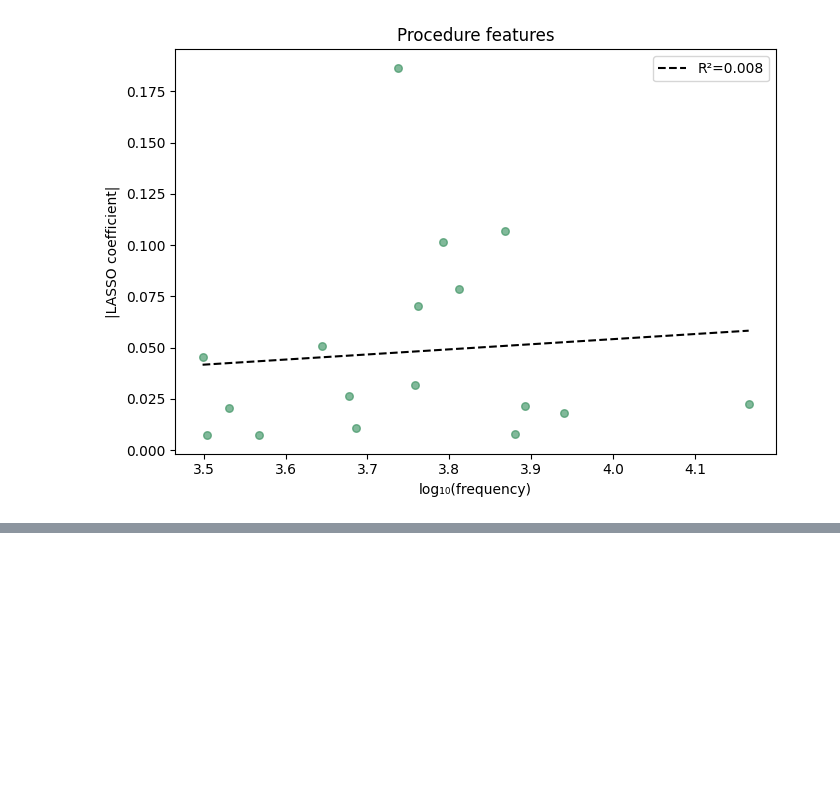
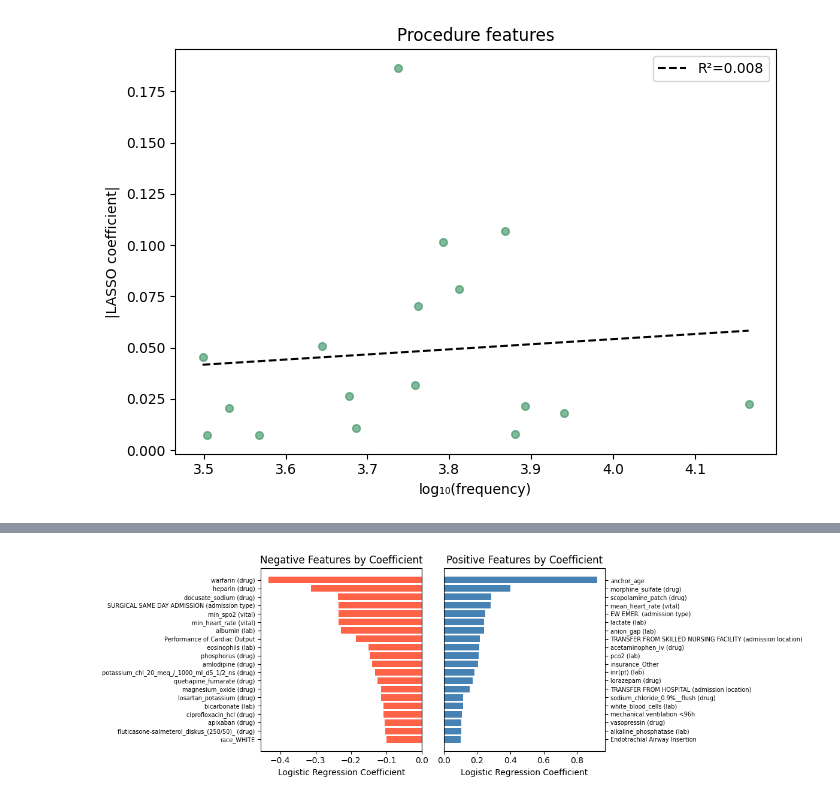
Before and after one commit to jackturner106/ml-final-project, a Jupyter notebook: derived_data.ipynb, the cells around one changed output, grey strips where cells are left out. Cells and saved outputs as stored; diff of their text form; code cells hidden in the pictures; blank space fills up the shorter version.

Commit message:
Create readable graphs for report

```diff
--- a/derived_data.ipynb
+++ b/derived_data.ipynb
@@ -242,0 +246,5 @@ OLS: |LASSO coefficient| ~ log10(frequency)
+# %%
+import pandas as pd
+import matplotlib.pyplot as plt
+coefs = pd.read_csv('results/coef_series.csv')
+coefs.head()
@@ -242,0 +258,14 @@ OLS: |LASSO coefficient| ~ log10(frequency)
+# %%
+# Make labels more readable to generate graphs
+coefs['name'] = coefs['Unnamed: 0']
+coefs['name'] = coefs['name'].astype(str).str.replace(r'^drug_(.*)$', r'\1 (drug)', regex=True)
+coefs['name'] = coefs['name'].astype(str).str.replace(r'^vital_(.*)$', r'\1 (vital)', regex=True)
+coefs['name'] = coefs['name'].astype(str).str.replace(r'^lab_(.*)$', r'\1 (lab)', regex=True)
+coefs['name'] = coefs['name'].astype(str).str.replace(r'^admission_type_(.*)$', r'\1 (admission type)', regex=True)
+coefs['name'] = coefs['name'].astype(str).str.replace(r'^admission_location_(.*)$', r'\1 (admission location)', regex=True)
+coefs['name'] = coefs['name'].astype(str).str.replace('procedure_9671', 'mechanical ventilation <96h', regex=True)
+coefs['name'] = coefs['name'].astype(str).str.replace('procedure_0BH17EZ', 'Endotrachial Airway Insertion', regex=True)
+coefs['name'] = coefs['name'].astype(str).str.replace('procedure_5A1221Z', 'Performance of Cardiac Output', regex=True)
+
+
+coefs.head(10)
@@ -242,0 +284,29 @@ OLS: |LASSO coefficient| ~ log10(frequency)
+# %%
+fig, axes = plt.subplots(1, 2, figsize=(12, 4))
+
+# Top feature coefficients
+coef_series = pd.Series(coefs['0'].values, index=coefs['name'].values)
+top__neg_coef = coef_series[coef_series != 0].sort_values(ascending=True).head(20)
+signed_top = coef_series[top__neg_coef.index]
+axes[0].barh(signed_top.index[::-1], signed_top.values[::-1], color='tomato')
+axes[0].axvline(0, color='black', linewidth=0.8)
+axes[0].set_xlabel('Logistic Regression Coefficient')
+axes[0].set_title('Negative Features by Coefficient')
+axes[0].tick_params(axis='y', labelsize=7)
+
+coef_series = pd.Series(coefs['0'].values, index=coefs['name'].values)
+top_pos_coef = coef_series[coef_series != 0].sort_values(ascending=False).head(20)
+signed_top = coef_series[top_pos_coef.index]
+axes[1].barh(signed_top.index[::-1], signed_top.values[::-1], color='steelblue')
+axes[1].axvline(0, color='black', linewidth=0.8)
+axes[1].set_xlabel('Logistic Regression Coefficient')
+axes[1].set_title('Positive Features by Coefficient')
+axes[1].tick_params(axis='y', labelsize=7)
+axes[1].yaxis.set_label_position("right")
+axes[1].yaxis.tick_right()
+
+plt.tight_layout()
+#plt.savefig('results/logistic_regression_results.png', dpi=120, bbox_inches='tight')
+plt.show()
+# %% [output]
+[figure, added]
```
Also changed, not shown: parts of 3 cells of this notebook, 1 other file.
